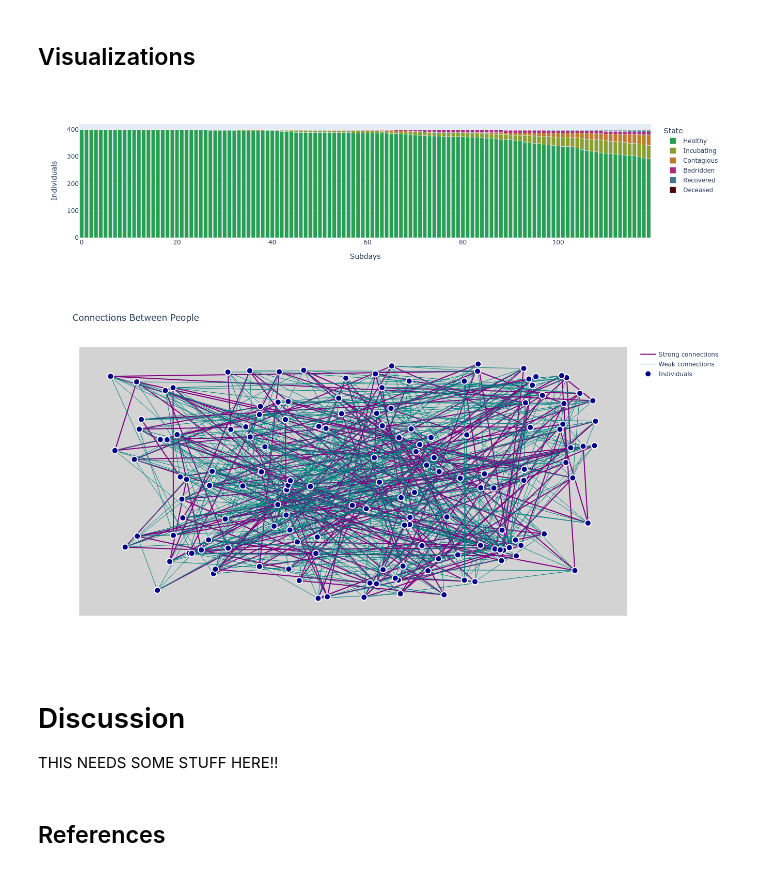
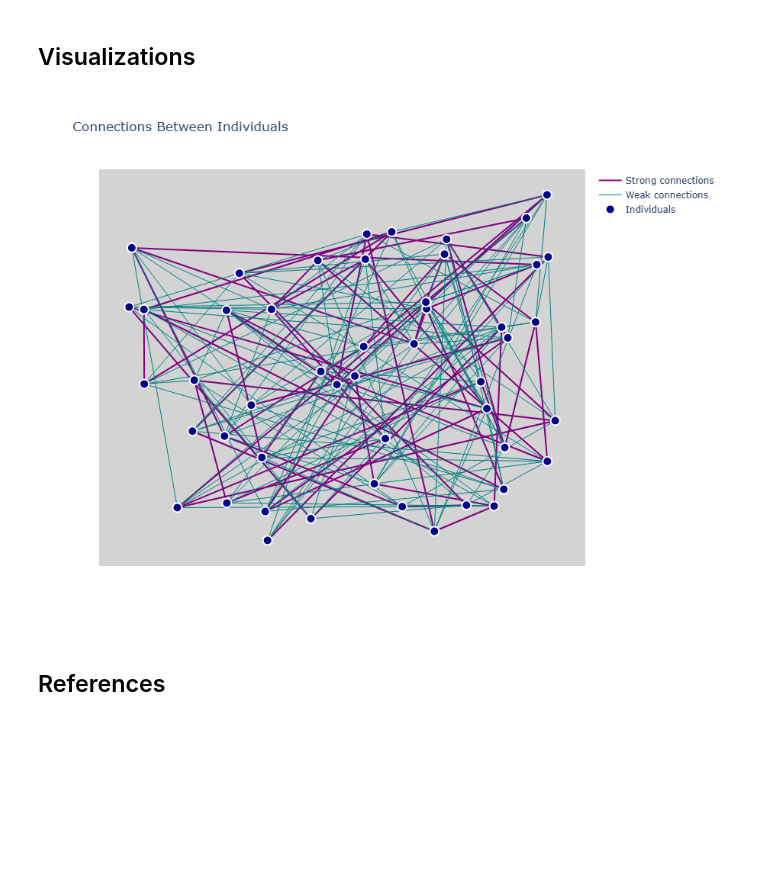
Before and after one commit to Evan-Clegern/BIOL301_Project, a Jupyter notebook: Epidemiology_Prototype1.ipynb, the cells around one changed output. Saved outputs shown, nothing was run; the diff lists cells and outputs as text; code cells hidden in the pictures; blank space fills up the shorter version.

```diff
--- a/Epidemiology_Prototype1.ipynb
+++ b/Epidemiology_Prototype1.ipynb
@@ -792,17 +878,5 @@ Find data at /home/code-meister/Documents/Genuinely_Personal/CSM/Biol301/noteboo
 # %% [markdown]
 ## Visualizations
-# %%
-# This code renders the most recent simulation as an interactive chart.
-fig_coloration = {
-    "Healthy":"#289F50","Incubating":"#8A9F2A","Contagious":"#BF7A25",
-    "Bedridden":"#B02A7A","Recovered":"#407A8A","Deceased":"#500707"
-}
-figure = px.bar(MostRecentSimulation, labels={
-    "index":"Subdays", "value":"Individuals", "variable":"State"
-}, color_discrete_map=fig_coloration)
-figure.show()
-# %% [output]
-[figure, removed]
 # %%
 def build_population_graph(individuals):
     """Generates a networkX graph by creating a node for every
@@ -824,15 +898,17 @@ def build_population_graph(individuals):
 
         # Strong connections
         for neighbor in person.connect_strong[:person.connect_strong_cnt]:
-            neighbor_id = id_map[neighbor]
-            if this_id < neighbor_id:  # prevent adding duplicate undirected edges
-                G.add_edge(this_id, neighbor_id, type="strong")
+            if neighbor is not None:
+                neighbor_id = id_map[neighbor]
+                if this_id != neighbor_id:  # prevent adding duplicate undirected edges
+                    G.add_edge(this_id, neighbor_id, type="strong")
 
         # Weak connections
         for neighbor in person.connect_weak[:person.connect_weak_cnt]:
-            neighbor_id = id_map[neighbor]
-            if this_id < neighbor_id:
-                G.add_edge(this_id, neighbor_id, type="weak")
+            if neighbor is not None:
+                neighbor_id = id_map[neighbor]
+                if this_id != neighbor_id:
+                    G.add_edge(this_id, neighbor_id, type="weak", weight=0.1)
 
     return G
 
@@ -855,6 +931,11 @@ def plot_graph_plotly(G, pos):
         else:
             weak_x += [x0, x1, None]
             weak_y += [y0, y1, None]
+
+    # TODO: some way to sort the nodes into visual clusters?
+    # Since they're all assigned based on steps of 1 + STRONG CONNECTIONS,
+    # we could just make "groups" of them in that way for easier visualization
+
 
     # Make our strong edge objects
     strong_edges = go.Scatter(
@@ -892,7 +973,7 @@ def plot_graph_plotly(G, pos):
     fig = go.Figure(data=[strong_edges, weak_edges, nodes])
 
     fig.update_layout(
-        title="Connections Between People",
+        title="Connections Between Individuals",
         showlegend=True,
         hovermode='closest',
         width=900,
@@ -908,25 +989,22 @@ def plot_graph_plotly(G, pos):
 # %%
 def compute_layout(G):
     """uses networkX's random layout to generate locations for our nodes"""
     #return nx.circular_layout(G,center=(0,0),dim=2)
     return nx.random_layout(G,center=(0,0),dim=2)
 
-sim2 = Simulator(150)
-sim2.perform_single_simulation()
+sim2 = Simulator(50)
+sim2.initialize_individuals()
 
 # Build the graph
 G = build_population_graph(sim2.individuals)
 
 # Compute layout
 pos = compute_layout(G)
 
 # Display
 plot_graph_plotly(G, pos)
 # %% [output]
-[figure, old version]
+[figure, new version]
-# %% [markdown]
-# Discussion
-THIS NEEDS SOME STUFF HERE!!
 # %% [markdown]
 ## References
 # %% [markdown]
```
Also changed, not shown: parts of 18 cells of this notebook.
